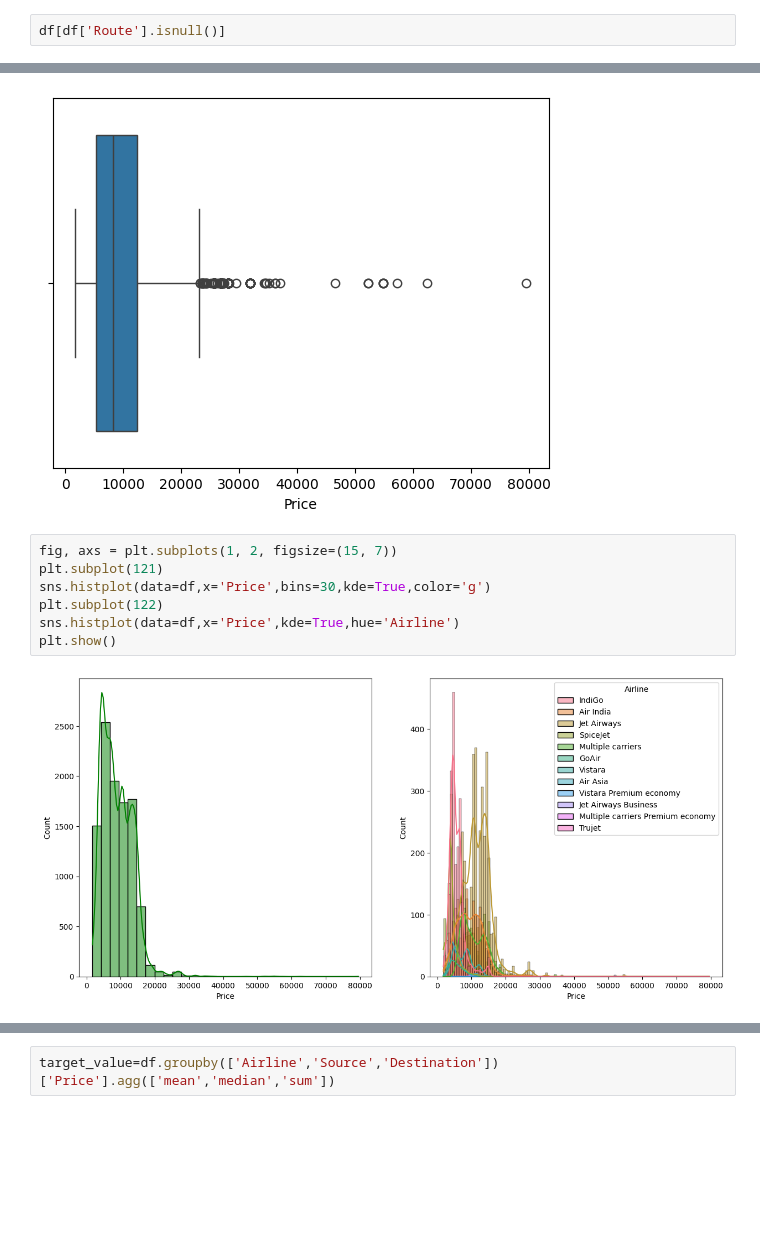
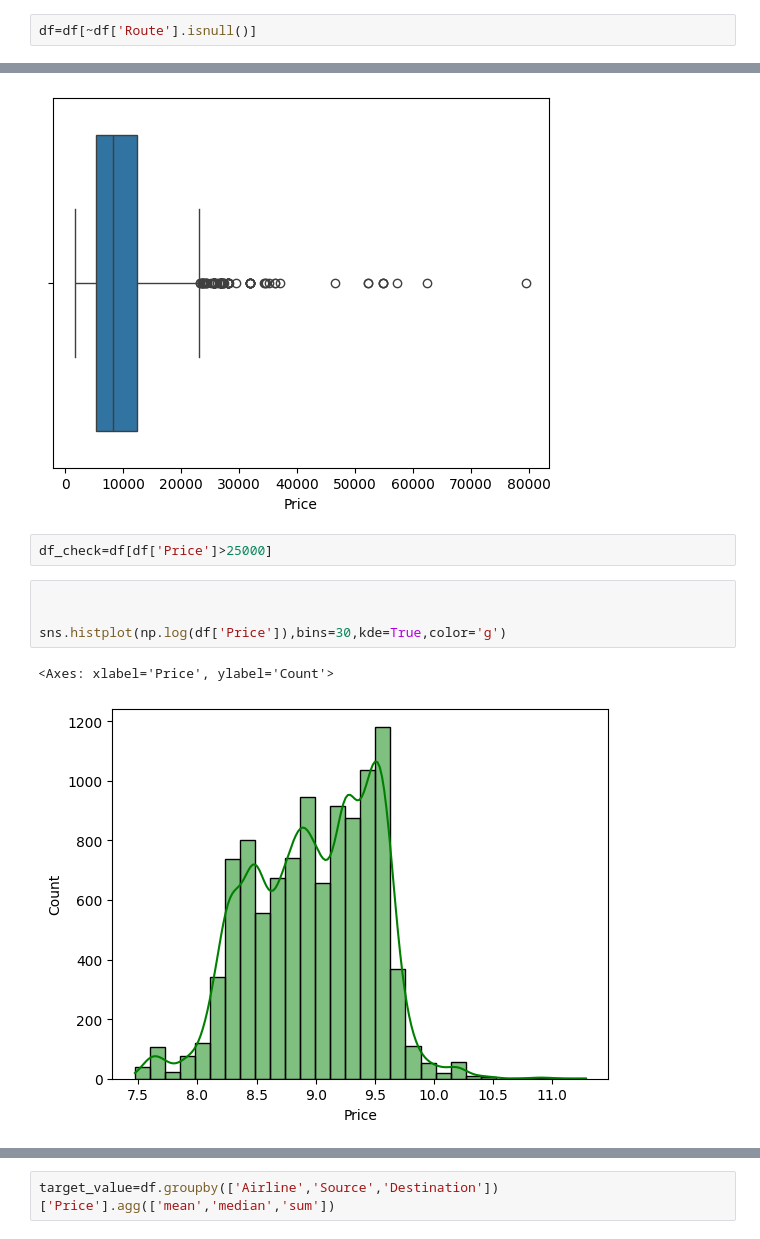
Before and after one commit to bibekpoudel01/Flight-Price-, a Jupyter notebook: Flight-price.ipynb, the cells around one changed output, grey strips where cells are left out. Cells and saved outputs as stored; diff of their text form; blank space fills up the shorter version.

```diff
--- a/Flight-price.ipynb
+++ b/Flight-price.ipynb
@@ -69,4 +74,4 @@ Additional_Info    0
 Price              0
 dtype: int64
 # %%
-df[df['Route'].isnull()]
+df=df[~df['Route'].isnull()]
@@ -413,15 +462,15 @@ sns.boxplot(x=df['Price'])
 # %% [output]
 <Axes: xlabel='Price'>
 [figure]
+# %%
+df_check=df[df['Price']>25000]
 # %%
-fig, axs = plt.subplots(1, 2, figsize=(15, 7))
-plt.subplot(121)
-sns.histplot(data=df,x='Price',bins=30,kde=True,color='g')
-plt.subplot(122)
-sns.histplot(data=df,x='Price',kde=True,hue='Airline')
-plt.show()
+
+
+sns.histplot(np.log(df['Price']),bins=30,kde=True,color='g')
 # %% [output]
+<Axes: xlabel='Price', ylabel='Count'>
-[figure, old version]
+[figure, new version]
 # %%
 df.describe()
 # %% [output]
```
Also changed, not shown: parts of 51 cells of this notebook, 7 other files.
